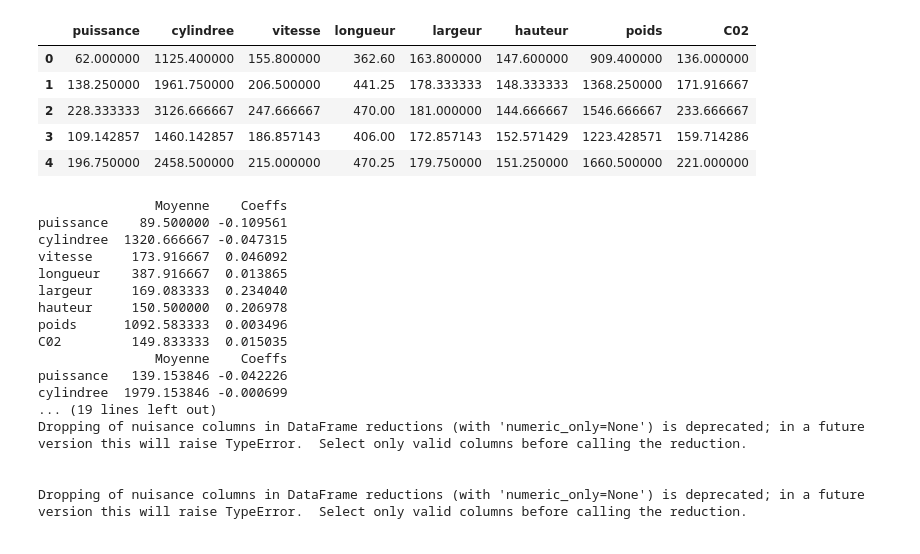
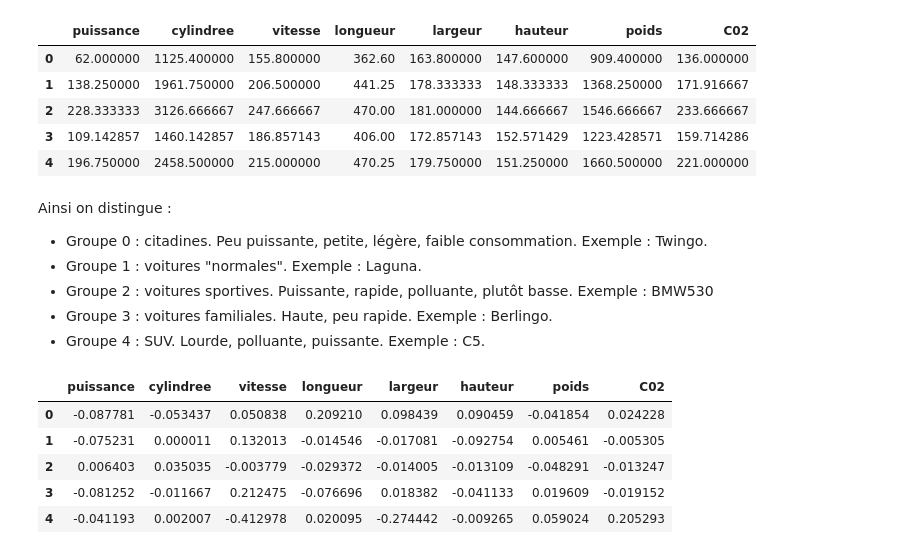
Before and after one commit to fortierq/notebooks, a Jupyter notebook: ML/voitures/voitures_clustering.ipynb, the cells around one changed output. Cells and saved outputs as stored; diff of their text form; code cells hidden in the pictures.

```diff
--- a/ML/voitures/voitures_clustering.ipynb
+++ b/ML/voitures/voitures_clustering.ipynb
@@ -111,32 +111,29 @@ data.groupby(km.labels_) \
 | 2 | 228.333333 | 3126.666667 | 247.666667 | 470.00 | 181.000000 | 144.666667 | 1546.666667 | 233.666667 |
 | 3 | 109.142857 | 1460.142857 | 186.857143 | 406.00 | 172.857143 | 152.571429 | 1223.428571 | 159.714286 |
 | 4 | 196.750000 | 2458.500000 | 215.000000 | 470.25 | 179.750000 | 151.250000 | 1660.500000 | 221.000000 |
+# %% [markdown]
+Ainsi on distingue :
+- Groupe 0 : citadines. Peu puissante, petite, légère, faible consommation. Exemple : Twingo.
+- Groupe 1 : voitures "normales". Exemple : Laguna.
+- Groupe 2 : voitures sportives. Puissante, rapide, polluante, plutôt basse. Exemple : BMW530
+- Groupe 3 : voitures familiales. Haute, peu rapide. Exemple : Berlingo.
+- Groupe 4 : SUV. Lourde, polluante, puissante. Exemple : C5.
 # %%
 from sklearn.linear_model import LogisticRegression
 
-dt = data.iloc[:, 1:]
-rows =
+rows = []
 for i in range(km.n_clusters):
     t = np.where(km.labels_ == i)[0]
     y = np.zeros((len(data.index)))
     y[t] = 1
-    lr = LogisticRegression(max_iter = 4000).fit(dt, y)
-    print(pd.DataFrame(np.array([np.mean(data.loc[t]), lr.coef_[0]]).T, index = dt.columns, columns = ["Moyenne", "Coeffs"]))
+    lr = LogisticRegression(max_iter = 4000).fit(data.iloc[:, 1:], y)
+    rows.append(lr.coef_[0])
+
+pd.DataFrame(rows, columns=data.columns[1:])
 # %% [output]
-               Moyenne    Coeffs
-puissance    89.500000 -0.109561
-cylindree  1320.666667 -0.047315
-vitesse     173.916667  0.046092
-longueur    387.916667  0.013865
-largeur     169.083333  0.234040
-hauteur     150.500000  0.206978
-poids      1092.583333  0.003496
-C02         149.833333  0.015035
-               Moyenne    Coeffs
-puissance   139.153846 -0.042226
-cylindree  1979.153846 -0.000699
-... (19 lines left out)
-Dropping of nuisance columns in DataFrame reductions (with 'numeric_only=None') is deprecated; in a future version this will raise TypeError.  Select only valid columns before calling the reduction.
-
-
-Dropping of nuisance columns in DataFrame reductions (with 'numeric_only=None') is deprecated; in a future version this will raise TypeError.  Select only valid columns before calling the reduction.
+|  | puissance | cylindree | vitesse | longueur | largeur | hauteur | poids | C02 |
+| 0 | -0.087781 | -0.053437 | 0.050838 | 0.209210 | 0.098439 | 0.090459 | -0.041854 | 0.024228 |
+| 1 | -0.075231 | 0.000011 | 0.132013 | -0.014546 | -0.017081 | -0.092754 | 0.005461 | -0.005305 |
+| 2 | 0.006403 | 0.035035 | -0.003779 | -0.029372 | -0.014005 | -0.013109 | -0.048291 | -0.013247 |
+| 3 | -0.081252 | -0.011667 | 0.212475 | -0.076696 | 0.018382 | -0.041133 | 0.019609 | -0.019152 |
+| 4 | -0.041193 | 0.002007 | -0.412978 | 0.020095 | -0.274442 | -0.009265 | 0.059024 | 0.205293 |
```
